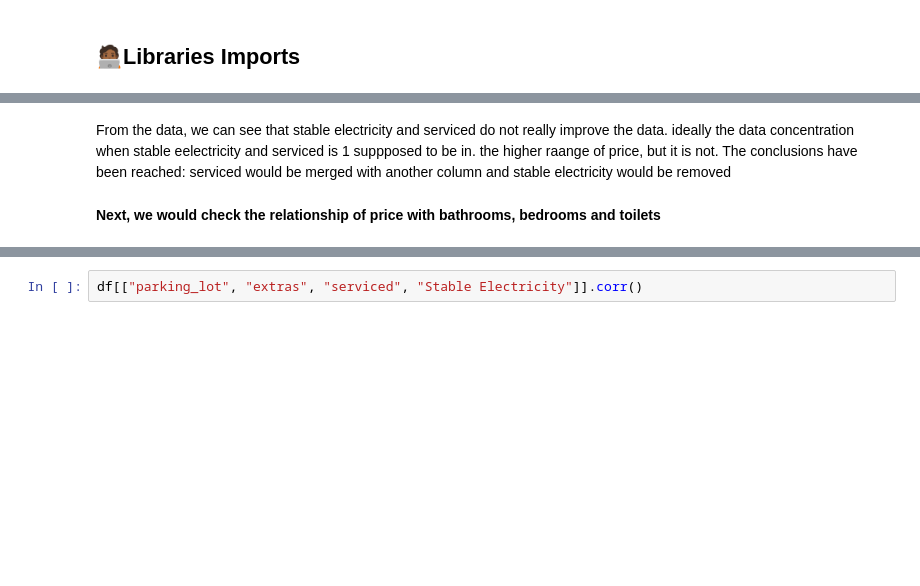
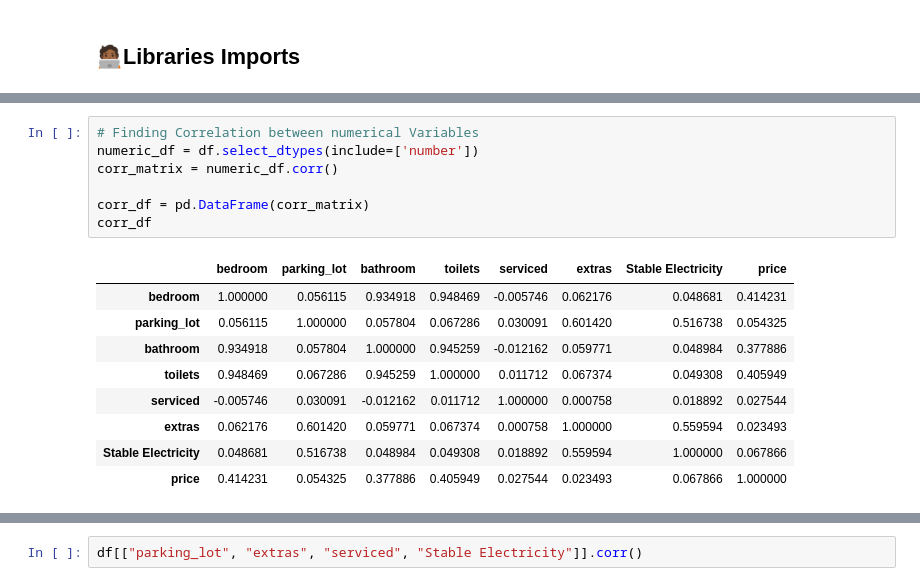
Before and after one commit to IamMishael06/marsHouse, a Jupyter notebook: Model/house_price_model.ipynb, the cells around one changed output, grey strips where cells are left out. Saved outputs shown, nothing was run; the diff lists cells and outputs as text; blank space fills up the shorter version.

```diff
--- a/Model/house_price_model.ipynb
+++ b/Model/house_price_model.ipynb
@@ -126,5 +160,18 @@ ax2.set(title="Serviced column with price",ylabel="Price", xlabel="serviced (1 o
-# %% [markdown]
-From the data, we can see that stable electricity and serviced do not really improve the data. ideally the data concentration when stable eelectricity and serviced is 1 suppposed to be in. the higher raange of price, but it is not. The conclusions have been reached: serviced would be merged with another column and stable electricity would be removed
-# %% [markdown]
-<strong>Next, we would check the relationship of price with bathrooms, bedrooms and toilets</strong>
+# %%
+# Finding Correlation between numerical Variables
+numeric_df = df.select_dtypes(include=['number'])
+corr_matrix = numeric_df.corr()
+
+corr_df = pd.DataFrame(corr_matrix)
+corr_df
+# %% [output]
+|  | bedroom | parking_lot | bathroom | toilets | serviced | extras | Stable Electricity | price |
+| bedroom | 1.000000 | 0.056115 | 0.934918 | 0.948469 | -0.005746 | 0.062176 | 0.048681 | 0.414231 |
+| parking_lot | 0.056115 | 1.000000 | 0.057804 | 0.067286 | 0.030091 | 0.601420 | 0.516738 | 0.054325 |
+| bathroom | 0.934918 | 0.057804 | 1.000000 | 0.945259 | -0.012162 | 0.059771 | 0.048984 | 0.377886 |
+| toilets | 0.948469 | 0.067286 | 0.945259 | 1.000000 | 0.011712 | 0.067374 | 0.049308 | 0.405949 |
+| serviced | -0.005746 | 0.030091 | -0.012162 | 0.011712 | 1.000000 | 0.000758 | 0.018892 | 0.027544 |
+| extras | 0.062176 | 0.601420 | 0.059771 | 0.067374 | 0.000758 | 1.000000 | 0.559594 | 0.023493 |
+| Stable Electricity | 0.048681 | 0.516738 | 0.048984 | 0.049308 | 0.018892 | 0.559594 | 1.000000 | 0.067866 |
+| price | 0.414231 | 0.054325 | 0.377886 | 0.405949 | 0.027544 | 0.023493 | 0.067866 | 1.000000 |
 # %%
```
Also changed, not shown: parts of 80 cells of this notebook, 4 other files.
